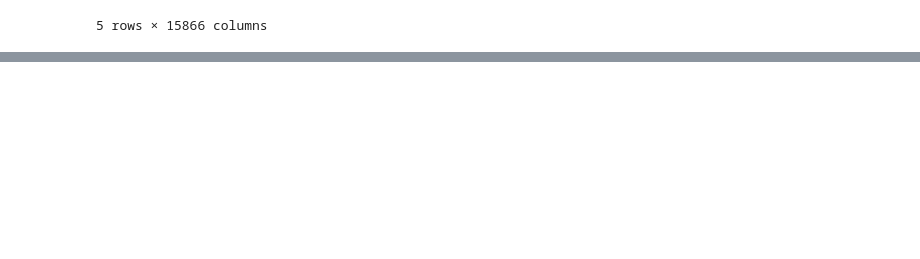
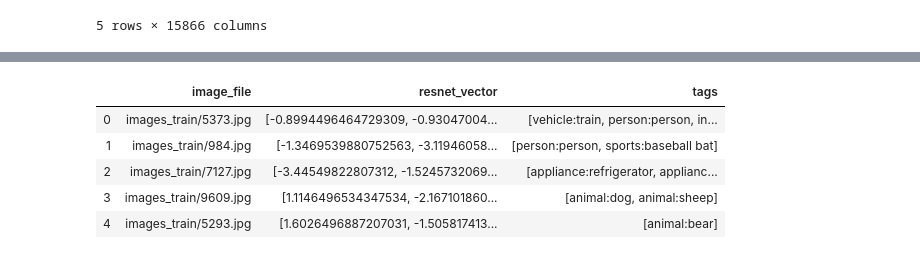
Before and after one commit to kietay/cs5785-final, a Jupyter notebook: kieran_nb.ipynb, the cells around one changed output, grey strips where cells are left out. Cells and saved outputs as stored; diff of their text form; code cells hidden in the pictures; blank space fills up the shorter version.

```diff
--- a/kieran_nb.ipynb
+++ b/kieran_nb.ipynb
@@ -36,3 +37,10 @@ def get_word2vec(df, model, desc_column='descriptions'):
+# %%
+test_df = dp.load_dataframe().drop(columns=['descriptions'])
+
+with open('data/features_test/features_resnet1000_test.csv', 'r') as fp:
+    test_features = [x.strip().split(',') for x in fp.readlines()]
+
+test_features = {x[0]: np.array([float(n) for n in x[1:]]) for x in test_features}
 # %% [markdown]
 ### Applying naive bayes to BOW representation of description
 # %%
@@ -98,0 +317,9 @@ LEAST (4942, -0.5953941345214844): «some outdoor tables sitting next to  some u
+# %%
+test_df.head()
+# %% [output]
+|  | image_file | resnet_vector | tags |
+| 0 | images_train/5373.jpg | [-0.8994496464729309, -0.93047004... | [vehicle:train, person:person, in... |
+| 1 | images_train/984.jpg | [-1.3469539880752563, -3.11946058... | [person:person, sports:baseball bat] |
+| 2 | images_train/7127.jpg | [-3.44549822807312, -1.5245732069... | [appliance:refrigerator, applianc... |
+| 3 | images_train/9609.jpg | [1.1146496534347534, -2.167101860... | [animal:dog, animal:sheep] |
+| 4 | images_train/5293.jpg | [1.6026496887207031, -1.505817413... | [animal:bear] |
```
Also changed, not shown: parts of 44 cells of this notebook.
